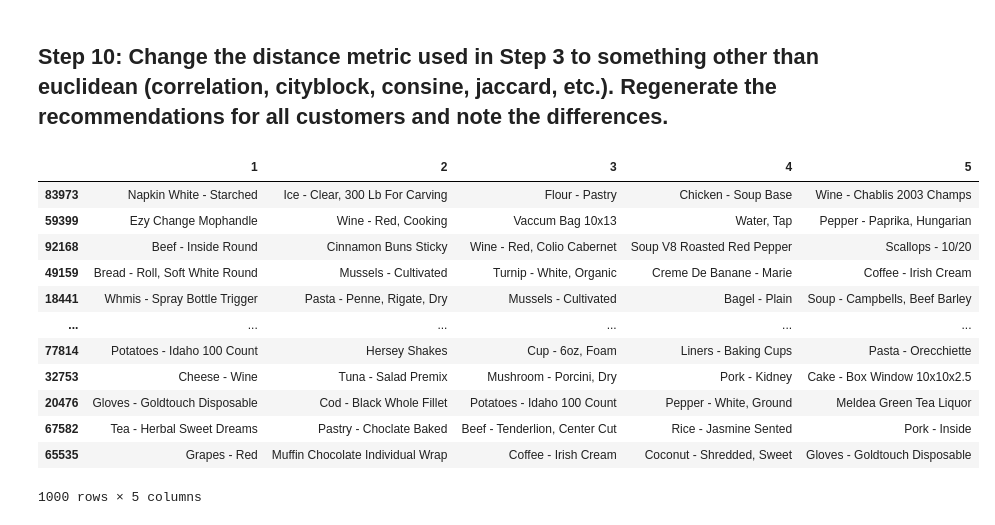
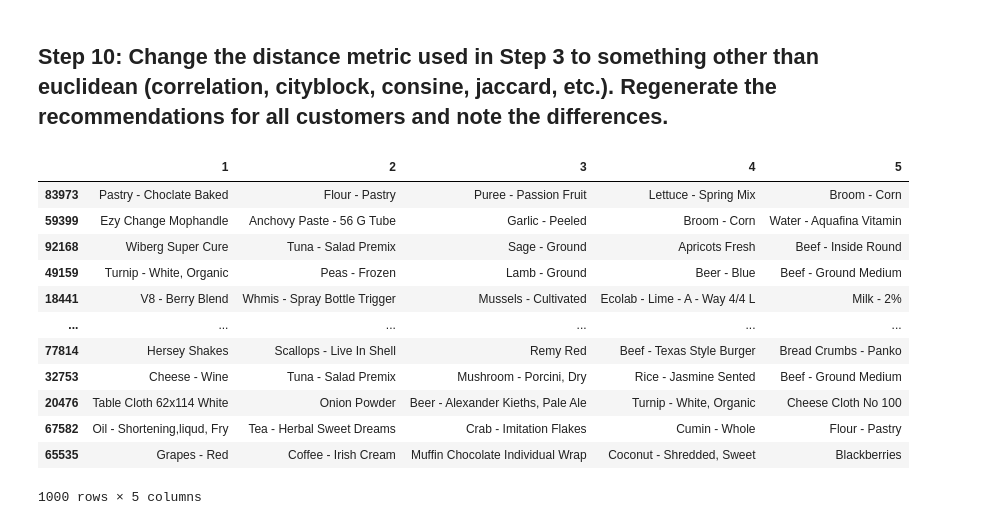
Before and after one commit to silviaserafini/datamad0320, a Jupyter notebook: module-2/lab-intro-recommender-systems/your-code/main.ipynb, the cells around one changed output. Cells and saved outputs as stored; diff of their text form; code cells hidden in the pictures.

```diff
--- a/module-2/lab-intro-recommender-systems/your-code/main.ipynb
+++ b/module-2/lab-intro-recommender-systems/your-code/main.ipynb
@@ -125,5 +142,6 @@ df_top5.head()
 
 This will give you the total number of each product purchased by the 5 most similar customers to the customer you selected in order from most purchased to least.
 # %%
-list_top5=df_top5.groupby('ProductName').agg({'Quantity':'sum'}).sort_values(by='Quantity',ascending=False)
+list_top5=df_top5.groupby('ProductName').agg({'Quantity':'sum'}).sort_values(by='Quantity',ascending=False).reset_index()
+list_top5
 # %% [output]
@@ -150,6 +183,7 @@ list_top5=df_top5.groupby('ProductName').agg({'Quantity':'sum'}).sort_values(by=
 # %%
-merged=pd.merge(list_top5,df_pivot, on='ProductName',how='inner')
-merged=merged.reset_index()
+merged = pd.merge(list_top5, pd.DataFrame(df_pivotCustPd.T[33]), on='ProductName')
+merged.columns = ['ProductName', 'Quantity', 'Purchased']
+
 merged.head()
-merged.shape
+#merged.shape
 # %% [output]
@@ -167,0 +196,4 @@ filtered[['ProductName','Quantity']].sort_values(by='Quantity',ascending=False)[
+# %%
+filtered=merged[merged['Purchased']==0].head()
+
+filtered.head()
@@ -177,14 +216,16 @@ CustomersIDS=list(set(data['CustomerID']))
 len(CustomersIDS)
 for user in CustomersIDS:
     similarities_user = distances[user].sort_values(ascending=False)[1:]
-    top5=list(similarities_user[1:6].index)
+    top5=list(similarities_user.head().index)
     filter1=df['CustomerID'].isin(top5)
     df_top5=df[filter1]
-    list_top5=df_top5.groupby('ProductName').agg({'Quantity':'sum'}).sort_values(by='Quantity',ascending=False)
-    merged=pd.merge(list_top5,df_pivot, on='ProductName',how='inner')
-    merged=merged.reset_index()
-    filtered=merged[merged[user]==0]
-    res=filtered[['ProductName','Quantity']].sort_values(by='Quantity',ascending=False)[0:5]
+    list_top5=df_top5.groupby('ProductName').agg({'Quantity':'sum'}).sort_values(by='Quantity',ascending=False).reset_index()
+    merged = pd.merge(list_top5, pd.DataFrame(df_pivotCustPd.T[user]), on='ProductName')
+    merged.columns = ['ProductName', 'Quantity', 'Purchased']
+    #merged=pd.merge(list_top5,df_pivotPdCust, on='ProductName',how='inner')
+    #merged=merged.reset_index()
+    filtered=merged[merged['Purchased']==0]
+    res=filtered[['ProductName','Quantity']].head()
     recommendations[user]= dict(zip(list(range(1,6)), list(res['ProductName'])))
 
 recommendations
@@ -229,33 +270,36 @@ pd.DataFrame(recommendations  ).T
 # %%
 distances = pd.DataFrame(1/(1 + squareform(pdist(df_pivot.T,  'cosine'))),
                          index=df_pivot.columns, columns=df_pivot.columns)
 recommendations=dict()
 CustomersIDS=list(set(data['CustomerID']))
 len(CustomersIDS)
 for user in CustomersIDS:
     similarities_user = distances[user].sort_values(ascending=False)[1:]
-    top5=list(similarities_user[1:6].index)
+    top5=list(similarities_user.head().index)
     filter1=df['CustomerID'].isin(top5)
     df_top5=df[filter1]
-    list_top5=df_top5.groupby('ProductName').agg({'Quantity':'sum'}).sort_values(by='Quantity',ascending=False)
-    merged=pd.merge(list_top5,df_pivot, on='ProductName',how='inner')
-    merged=merged.reset_index()
-    filtered=merged[merged[user]==0]
-    res=filtered[['ProductName','Quantity']].sort_values(by='Quantity',ascending=False)[0:5]
+    list_top5=df_top5.groupby('ProductName').agg({'Quantity':'sum'}).sort_values(by='Quantity',ascending=False).reset_index()
+    merged = pd.merge(list_top5, pd.DataFrame(df_pivotCustPd.T[user]), on='ProductName')
+    merged.columns = ['ProductName', 'Quantity', 'Purchased']
+    #merged=pd.merge(list_top5,df_pivotPdCust, on='ProductName',how='inner')
+    #merged=merged.reset_index()
+    filtered=merged[merged['Purchased']==0]
+    res=filtered[['ProductName','Quantity']].head()
     recommendations[user]= dict(zip(list(range(1,6)), list(res['ProductName'])))
 
+
 pd.DataFrame(recommendations  ).T
 # %% [output]
 |  | 1 | 2 | 3 | 4 | 5 |
-| 83973 | Napkin White - Starched | Ice - Clear, 300 Lb For Carving | Flour - Pastry | Chicken - Soup Base | Wine - Chablis 2003 Champs |
-| 59399 | Ezy Change Mophandle | Wine - Red, Cooking | Vaccum Bag 10x13 | Water, Tap | Pepper - Paprika, Hungarian |
-| 92168 | Beef - Inside Round | Cinnamon Buns Sticky | Wine - Red, Colio Cabernet | Soup V8 Roasted Red Pepper | Scallops - 10/20 |
-| 49159 | Bread - Roll, Soft White Round | Mussels - Cultivated | Turnip - White, Organic | Creme De Banane - Marie | Coffee - Irish Cream |
-| 18441 | Whmis - Spray Bottle Trigger | Pasta - Penne, Rigate, Dry | Mussels - Cultivated | Bagel - Plain | Soup - Campbells, Beef Barley |
+| 83973 | Pastry - Choclate Baked | Flour - Pastry | Puree - Passion Fruit | Lettuce - Spring Mix | Broom - Corn |
+| 59399 | Ezy Change Mophandle | Anchovy Paste - 56 G Tube | Garlic - Peeled | Broom - Corn | Water - Aquafina Vitamin |
+| 92168 | Wiberg Super Cure | Tuna - Salad Premix | Sage - Ground | Apricots Fresh | Beef - Inside Round |
+| 49159 | Turnip - White, Organic | Peas - Frozen | Lamb - Ground | Beer - Blue | Beef - Ground Medium |
+| 18441 | V8 - Berry Blend | Whmis - Spray Bottle Trigger | Mussels - Cultivated | Ecolab - Lime - A - Way 4/4 L | Milk - 2% |
 | ... | ... | ... | ... | ... | ... |
-| 77814 | Potatoes - Idaho 100 Count | Hersey Shakes | Cup - 6oz, Foam | Liners - Baking Cups | Pasta - Orecchiette |
-| 32753 | Cheese - Wine | Tuna - Salad Premix | Mushroom - Porcini, Dry | Pork - Kidney | Cake - Box Window 10x10x2.5 |
-| 20476 | Gloves - Goldtouch Disposable | Cod - Black Whole Fillet | Potatoes - Idaho 100 Count | Pepper - White, Ground | Meldea Green Tea Liquor |
-| 67582 | Tea - Herbal Sweet Dreams | Pastry - Choclate Baked | Beef - Tenderlion, Center Cut | Rice - Jasmine Sented | Pork - Inside |
-| 65535 | Grapes - Red | Muffin Chocolate Individual Wrap | Coffee - Irish Cream | Coconut - Shredded, Sweet | Gloves - Goldtouch Disposable |
+| 77814 | Hersey Shakes | Scallops - Live In Shell | Remy Red | Beef - Texas Style Burger | Bread Crumbs - Panko |
+| 32753 | Cheese - Wine | Tuna - Salad Premix | Mushroom - Porcini, Dry | Rice - Jasmine Sented | Beef - Ground Medium |
+| 20476 | Table Cloth 62x114 White | Onion Powder | Beer - Alexander Kieths, Pale Ale | Turnip - White, Organic | Cheese Cloth No 100 |
+| 67582 | Oil - Shortening,liqud, Fry | Tea - Herbal Sweet Dreams | Crab - Imitation Flakes | Cumin - Whole | Flour - Pastry |
+| 65535 | Grapes - Red | Coffee - Irish Cream | Muffin Chocolate Individual Wrap | Coconut - Shredded, Sweet | Blackberries |
 1000 rows × 5 columns
```
Also changed, not shown: parts of 13 cells of this notebook.
